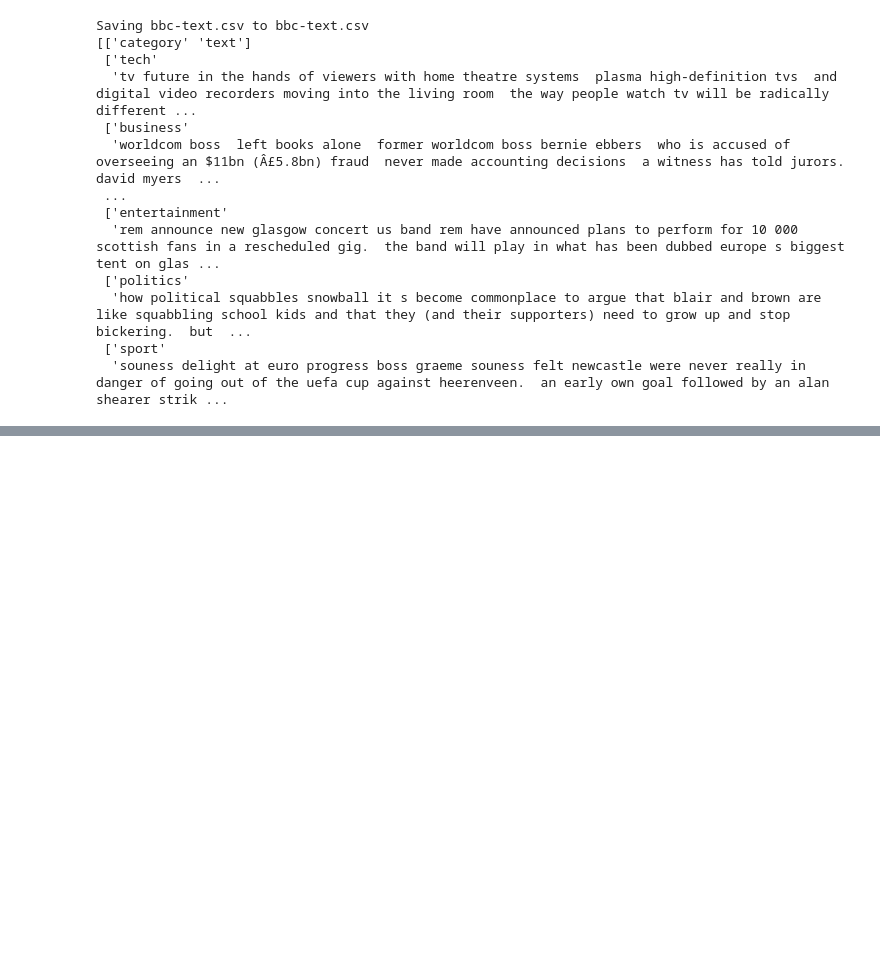
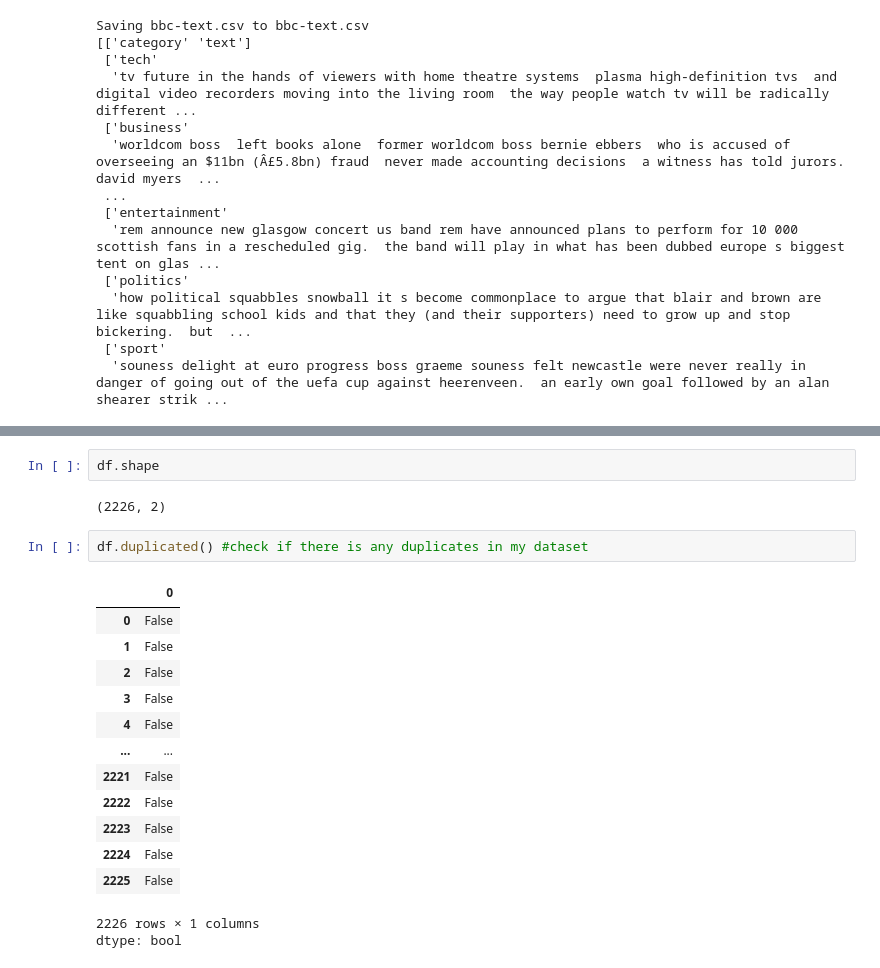
Before and after one commit to JackThompsonX2/CE4145-Assessment-8808238, a Jupyter notebook: assessment.ipynb, the cells around one changed output, grey strips where cells are left out. Saved outputs shown, nothing was run; the diff lists cells and outputs as text; blank space fills up the shorter version.

```diff
--- a/assessment.ipynb
+++ b/assessment.ipynb
@@ -29,0 +47,21 @@ Saving bbc-text.csv to bbc-text.csv
+# %%
+df.shape
+# %% [output]
+(2226, 2)
+# %%
+df.duplicated() #check if there is any duplicates in my dataset
+# %% [output]
+|  | 0 |
+| 0 | False |
+| 1 | False |
+| 2 | False |
+| 3 | False |
+| 4 | False |
+| ... | ... |
+| 2221 | False |
+| 2222 | False |
+| 2223 | False |
+| 2224 | False |
+| 2225 | False |
+2226 rows × 1 columns
+dtype: bool
```
Also changed, not shown: parts of 14 cells of this notebook.
